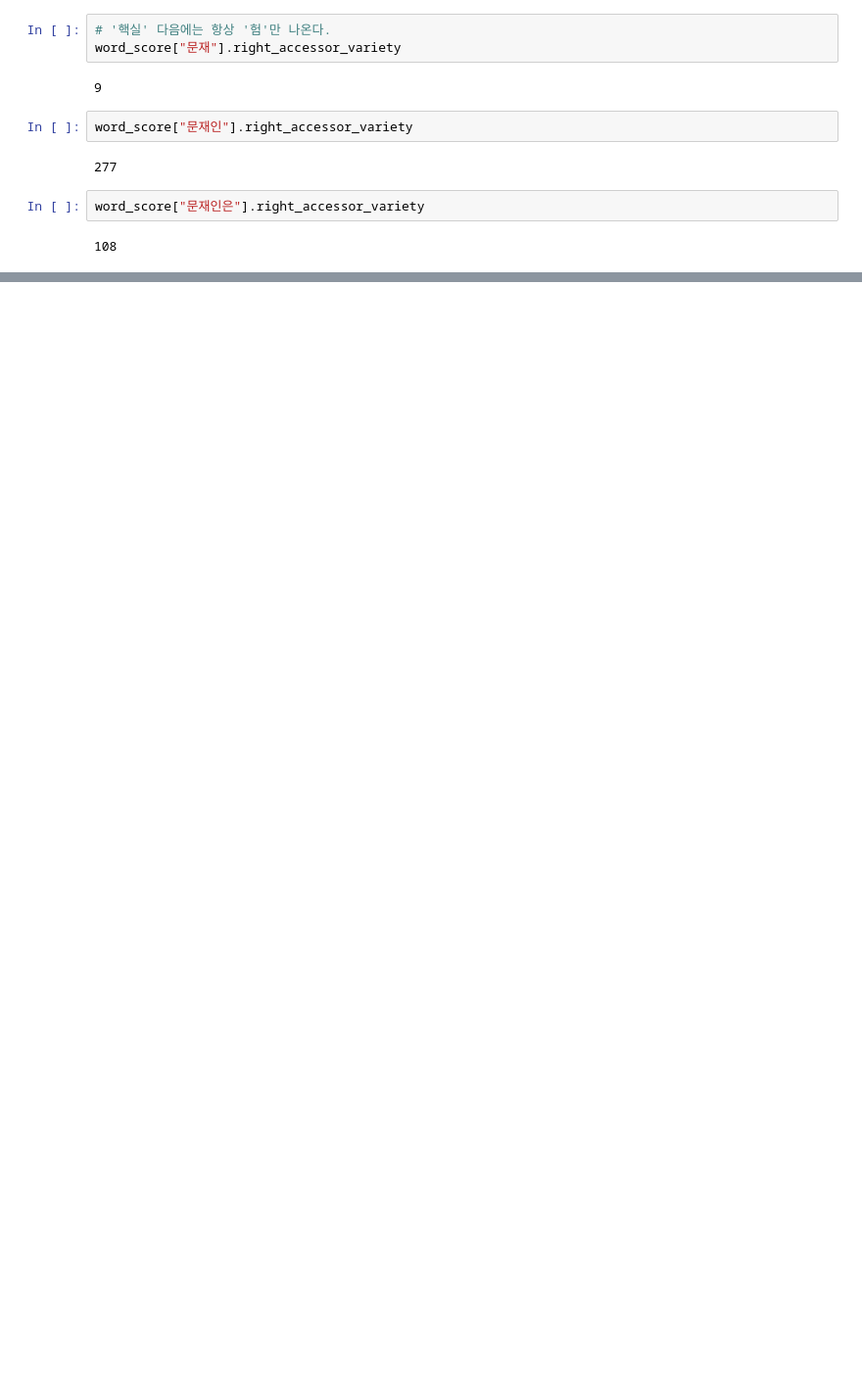
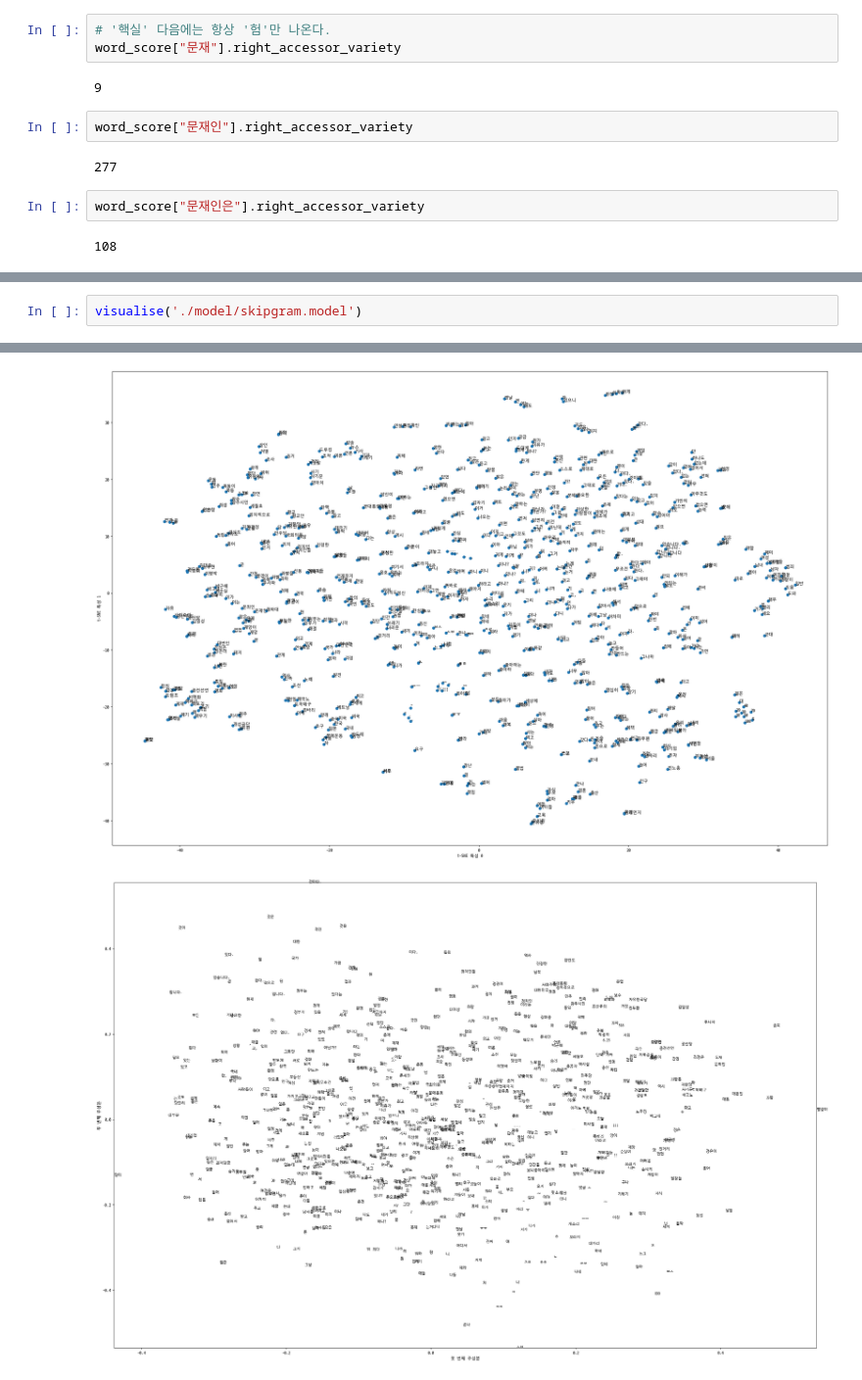
Before and after one commit to kreimben/word2vec, a Jupyter notebook: main.ipynb, the cells around one changed output, grey strips where cells are left out. Shown at 98% size. Cells and saved outputs as stored; diff of their text form; blank space fills up the shorter version.

```diff
--- a/main.ipynb
+++ b/main.ipynb
@@ -181,0 +419,3 @@ maxscore_tokenizer.tokenize("강한나고전의상실고추장조림관촉사거
+# %%
+visualise('./model/skipgram.model')
+# %% [output]
@@ -181,0 +424,2 @@ maxscore_tokenizer.tokenize("강한나고전의상실고추장조림관촉사거
+[figure, added]
+[figure, added]
```
Also changed, not shown: parts of 31 cells of this notebook.
